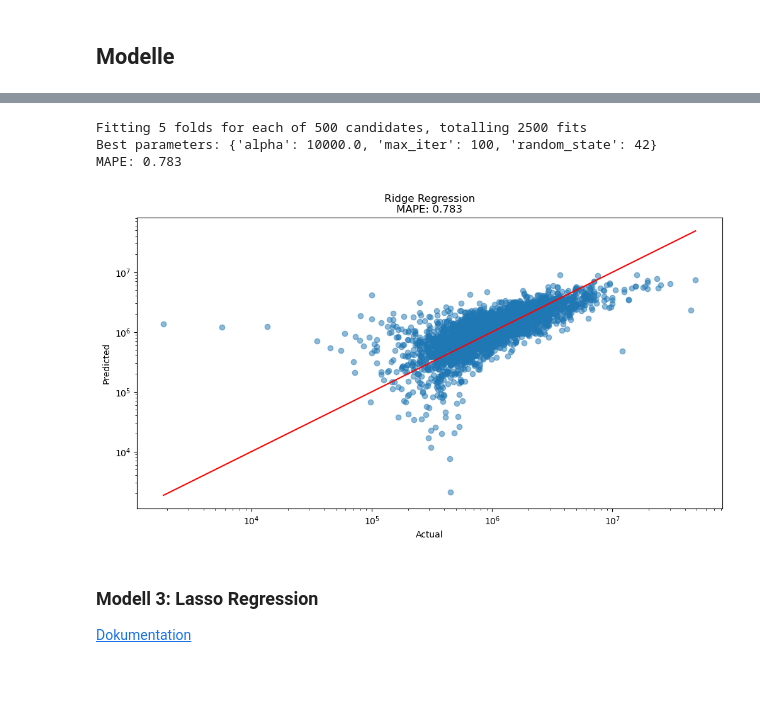
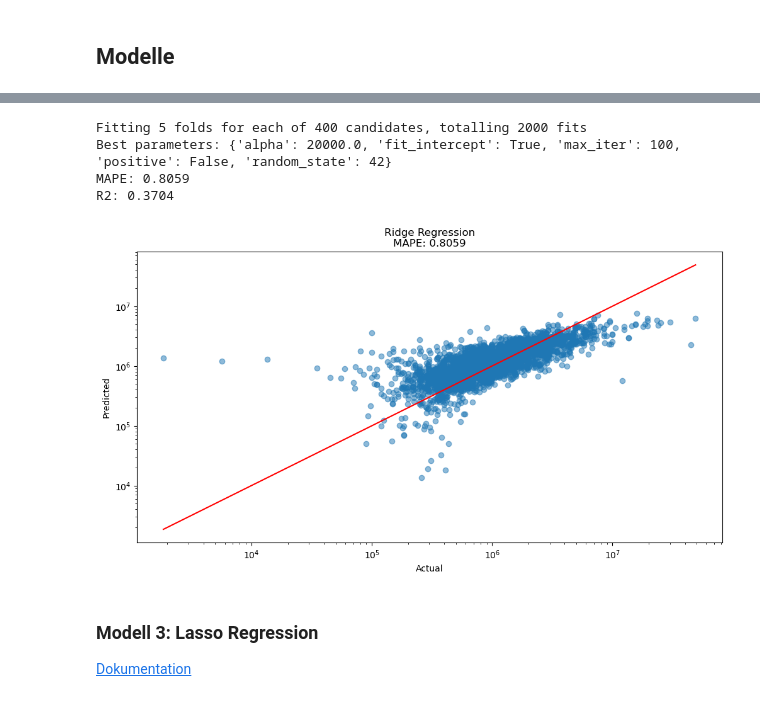
Before and after one commit to alexschillingfhnw/cml1, a Jupyter notebook: Berichte/2_Vorhersage_des_Immobilienpreises/2.2_Bestmögliches_Regressionsmodell_kaggle_Contest/modelle.ipynb, the cells around one changed output, grey strips where cells are left out. Cells and saved outputs as stored; diff of their text form; code cells hidden in the pictures.

```diff
--- a/Berichte/2_Vorhersage_des_Immobilienpreises/2.2_Bestmögliches_Regressionsmodell_kaggle_Contest/modelle.ipynb
+++ b/Berichte/2_Vorhersage_des_Immobilienpreises/2.2_Bestmögliches_Regressionsmodell_kaggle_Contest/modelle.ipynb
@@ -127,0 +116,4 @@ plt.show()
+# %%
+df = df.drop(['gde_workers_sector2', 'gde_workers_sector3', 'gde_workers_total', 'gde_private_apartments',
+                'gde_area_settlement_percentage', 'NoisePollutionRailwayM', 'NoisePollutionRoadM',
+                'PopulationDensityM', 'RiversAndLakesM', 'WorkplaceDensityM', 'ForestDensityM'], axis=1)
@@ -298,7 +296,7 @@ def mlr_model(X_train, y_train, X_test, y_test, cv=5):
     }
 
     # instantiate the grid search cv object
-    grid_mlr = GridSearchCV(lin_reg, param_grid, cv=5, n_jobs=-4, scoring='neg_mean_absolute_percentage_error', verbose=1)
+    grid_mlr = GridSearchCV(lin_reg, param_grid, cv=cv, n_jobs=5, scoring='neg_mean_absolute_percentage_error', verbose=1)
 
     # fit the model
     grid_mlr.fit(X_train, y_train)
@@ -356,8 +356,8 @@ def ridge_model(X_train, y_train, X_test, y_test, alphas=[1], cv=5, iterations=[
 
     param_grid = {
         'alpha': alphas,
-        #'fit_intercept': [True, False],
-        #'positive': [True, False],
+        'fit_intercept': [True],
+        'positive': [False],
         'max_iter': iterations,
         'random_state': [42]
     }
@@ -375,38 +375,39 @@ def ridge_model(X_train, y_train, X_test, y_test, alphas=[1], cv=5, iterations=[
     print('MAPE: {}'.format(mape_ridge))
 
     r2_ridge = round(r2_score(y_test, y_pred_ridge), 4)
     print('R2: {}'.format(r2_ridge))
 
     plt.figure(figsize=(12, 6))
     plt.scatter(y_test, y_pred_ridge, alpha=0.5)
     plot_lin = np.linspace(np.min(y_test), np.max(y_test), 2)
     plt.plot(plot_lin, plot_lin, c="red")
 
     plt.xlabel('Actual')
     plt.ylabel('Predicted')
     plt.title('Ridge Regression\nMAPE: {}'.format(mape_ridge))
     plt.xscale("log")
     plt.yscale("log")
     plt.show()
 
     return grid_ridge, mape_ridge
 
 
 ridge_regression, mape_ridge = ridge_model(
     X_train,
     y_train,
     X_test,
     y_test,
-    alphas=np.linspace(1000, 10000, 500),
+    alphas=np.linspace(1000, 20000, 400),
     cv=5,
     iterations=[100])
 
 mape_lst['Ridge Regression'] = mape_ridge
 # %% [output]
-Fitting 5 folds for each of 500 candidates, totalling 2500 fits
-Best parameters: {'alpha': 10000.0, 'max_iter': 100, 'random_state': 42}
-MAPE: 0.783
+Fitting 5 folds for each of 400 candidates, totalling 2000 fits
+Best parameters: {'alpha': 20000.0, 'fit_intercept': True, 'max_iter': 100, 'positive': False, 'random_state': 42}
+MAPE: 0.8059
+R2: 0.3704
-[figure, old version]
+[figure, new version]
 # %% [markdown]
 ### Modell 3: Lasso Regression
 [Dokumentation](https://scikit-learn.org/stable/modules/generated/sklearn.linear_model.Lasso.html)
```
Also changed, not shown: parts of 30 cells of this notebook.
